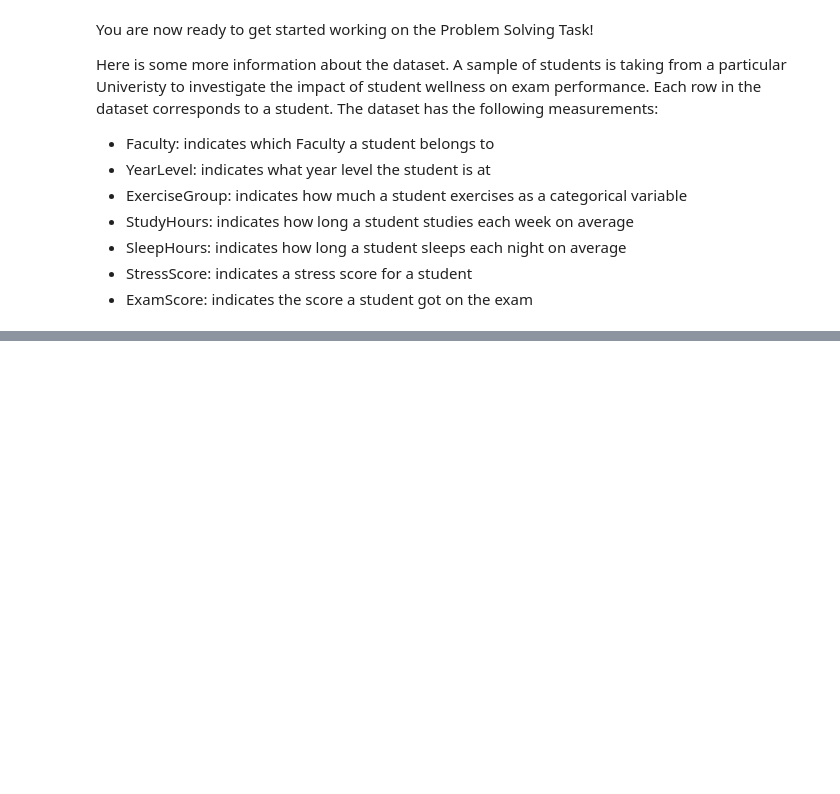
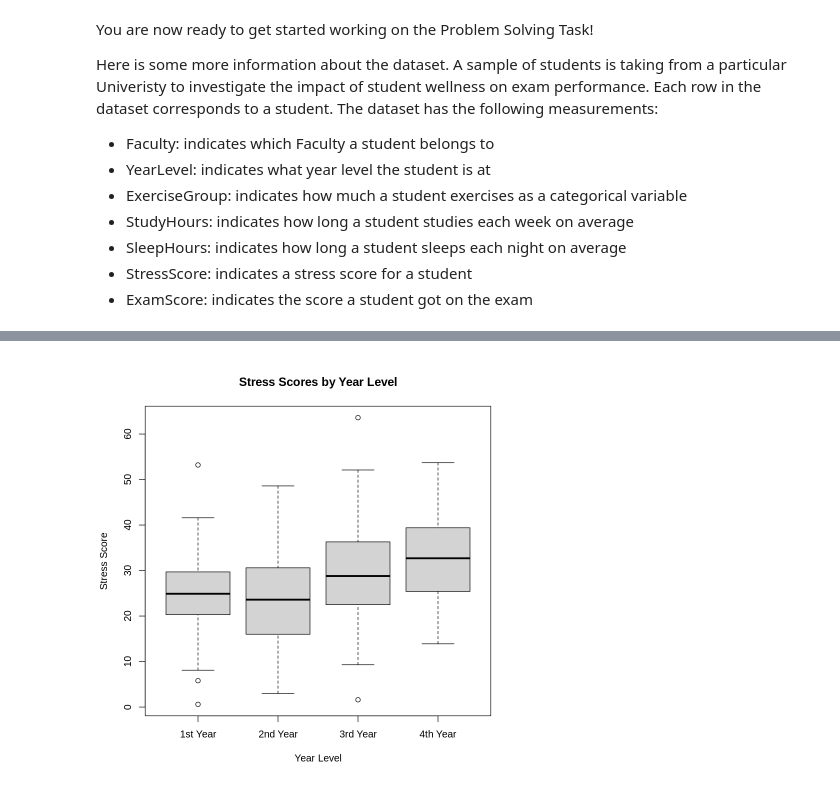
Before and after one commit to isaacleejm/MXB107, a Jupyter notebook: notebooks/psts/PST1_Starter.ipynb, the cells around one changed output, grey strips where cells are left out. Saved outputs shown, nothing was run; the diff lists cells and outputs as text; code cells hidden in the pictures; blank space fills up the shorter version.

```diff
--- a/notebooks/psts/PST1_Starter.ipynb
+++ b/notebooks/psts/PST1_Starter.ipynb
@@ -118,0 +125,14 @@ Here is some more information about the dataset.  A sample of students is taking
+# %%
+firstYear_StressScore = subset(data$StressScore, data$YearLevel == "1st Year")
+secondYear_StressScore = subset(data$StressScore, data$YearLevel == "2nd Year")
+thirdYear_StressScore = subset(data$StressScore, data$YearLevel == "3rd Year")
+forthYear_StressScore = subset(data$StressScore, data$YearLevel == "4th Year")
+
+boxplot(firstYear_StressScore, secondYear_StressScore, thirdYear_StressScore, forthYear_StressScore,
+        main = "Stress Scores by Year Level",
+        names = c("1st Year", "2nd Year", "3rd Year", "4th Year"),
+        xlab = "Year Level",
+        ylab = "Stress Score"
+        )
+# %% [output]
+[figure, added]
```
Also changed, not shown: parts of 2 cells of this notebook.
